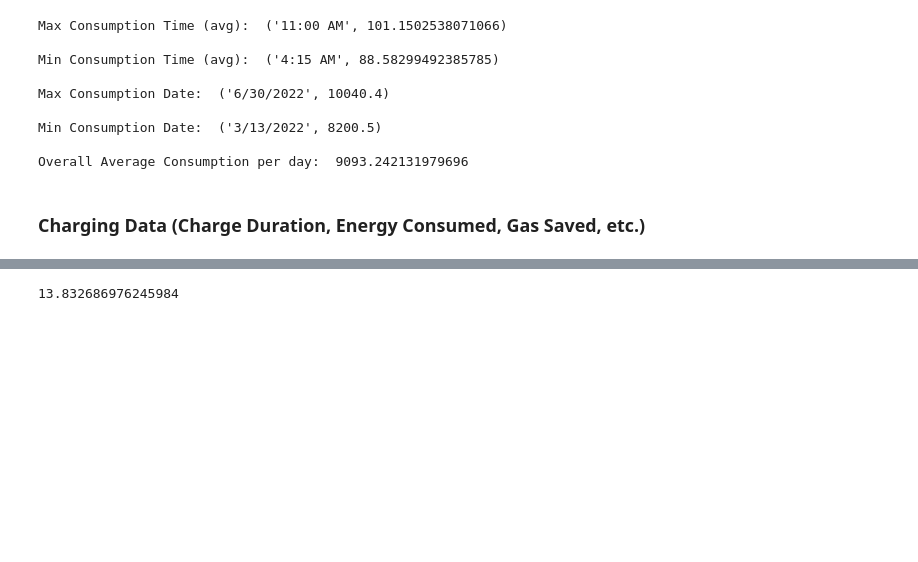
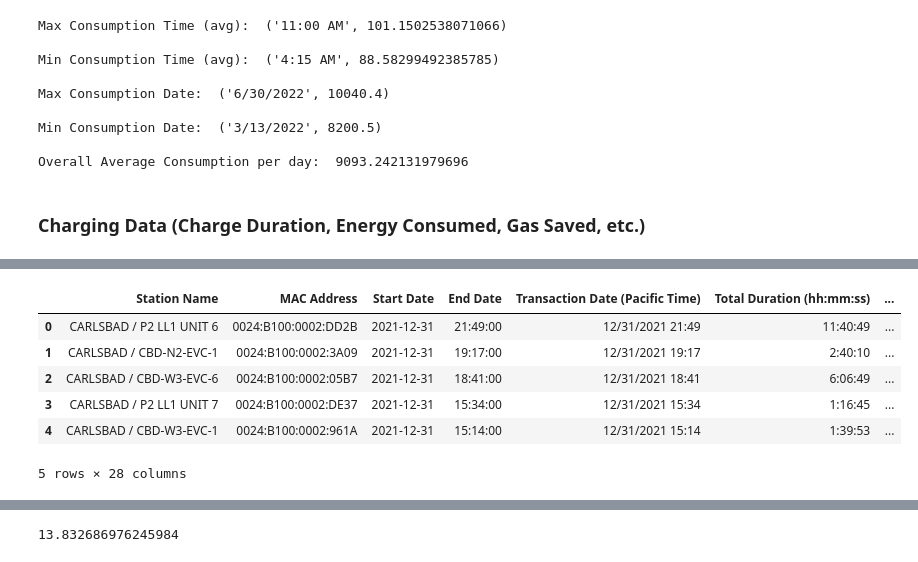
Before and after one commit to pallavigkwd/ENG100D, a Jupyter notebook: main.ipynb, the cells around one changed output, grey strips where cells are left out. Saved outputs shown, nothing was run; the diff lists cells and outputs as text; code cells hidden in the pictures; blank space fills up the shorter version.

```diff
--- a/main.ipynb
+++ b/main.ipynb
@@ -177,0 +184,38 @@ viasatChargingData
+# %%
+# data cleaning
+viasatCharging_df_raw = pd.read_csv('data/viasatChargingData.csv')
+
+# dropping columns with all null values, unnecessary features
+viasatCharging_df_raw = viasatCharging_df_raw.drop(columns=[
+    'Address 2',
+    'Fee',
+    'Start SOC',
+    'OnRamp ID Tag',
+    'Payment Terminal Session ID',
+    'Org Name',
+    'Start Time Zone',
+    'End Time Zone',
+    'Currency',
+    'County',
+    'End SOC',
+    'CompanyID'])
+
+# separating start date and end date into date and time columns
+start_dates = viasatCharging_df_raw['Start Date'].apply(lambda x: datetime.strptime(x, '%m/%d/%Y %H:%M').date())
+start_times = viasatCharging_df_raw['Start Date'].apply(lambda x: datetime.strptime(x, '%m/%d/%Y %H:%M').time())
+end_dates = viasatCharging_df_raw['End Date'].apply(lambda x: datetime.strptime(x, '%m/%d/%Y %H:%M').date())
+end_times = viasatCharging_df_raw['End Date'].apply(lambda x: datetime.strptime(x, '%m/%d/%Y %H:%M').time())
+
+viasatCharging_df_raw['Start Date'], viasatCharging_df_raw['Start Time'] = start_dates, start_times
+viasatCharging_df_raw['End Date'], viasatCharging_df_raw['End Date'] = end_dates, end_times
+
+viasatCharging_df = viasatCharging_df_raw.copy()
+viasatCharging_df.head()
+# %% [output]
+|  | Station Name | MAC Address | Start Date | End Date | Transaction Date (Pacific Time) | Total Duration (hh:mm:ss) | ... |
+| 0 | CARLSBAD / P2 LL1 UNIT 6 | 0024:B100:0002:DD2B | 2021-12-31 | 21:49:00 | 12/31/2021 21:49 | 11:40:49 | ... |
+| 1 | CARLSBAD / CBD-N2-EVC-1 | 0024:B100:0002:3A09 | 2021-12-31 | 19:17:00 | 12/31/2021 19:17 | 2:40:10 | ... |
+| 2 | CARLSBAD / CBD-W3-EVC-6 | 0024:B100:0002:05B7 | 2021-12-31 | 18:41:00 | 12/31/2021 18:41 | 6:06:49 | ... |
+| 3 | CARLSBAD / P2 LL1 UNIT 7 | 0024:B100:0002:DE37 | 2021-12-31 | 15:34:00 | 12/31/2021 15:34 | 1:16:45 | ... |
+| 4 | CARLSBAD / CBD-W3-EVC-1 | 0024:B100:0002:961A | 2021-12-31 | 15:14:00 | 12/31/2021 15:14 | 1:39:53 | ... |
+5 rows × 28 columns
```
Also changed, not shown: parts of 18 cells of this notebook.
